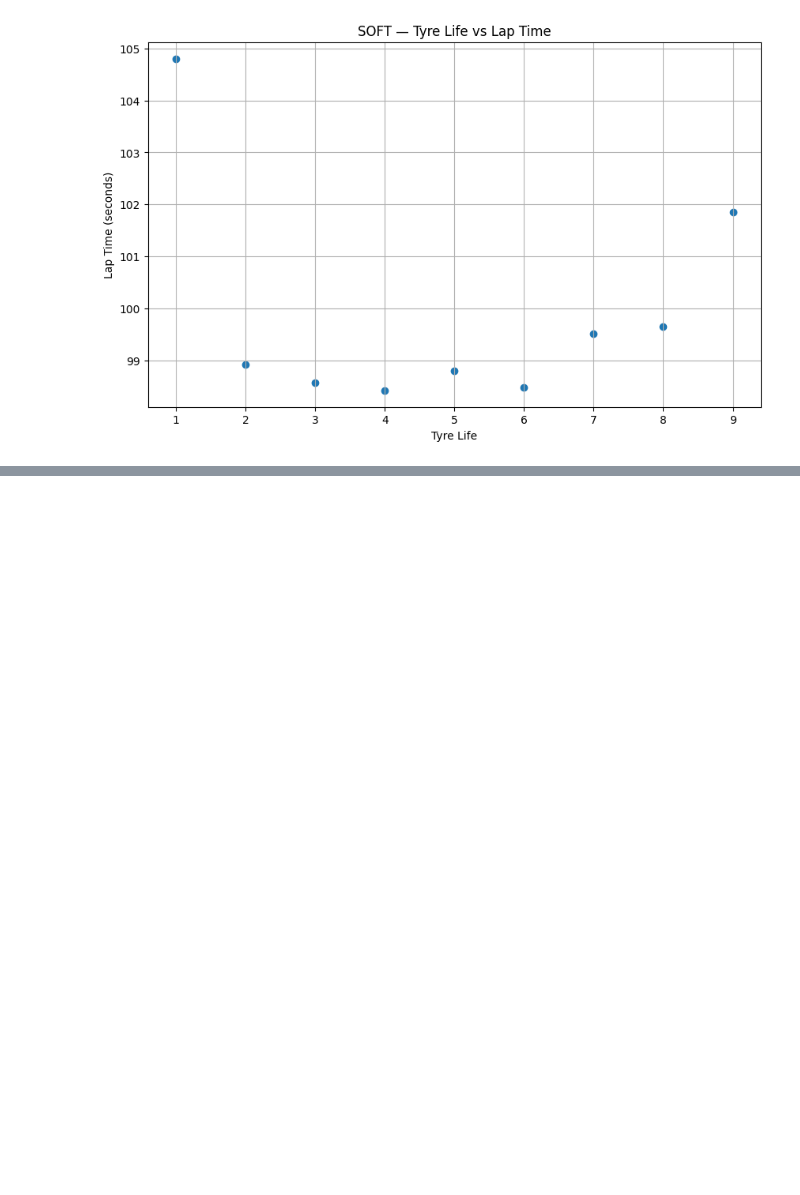
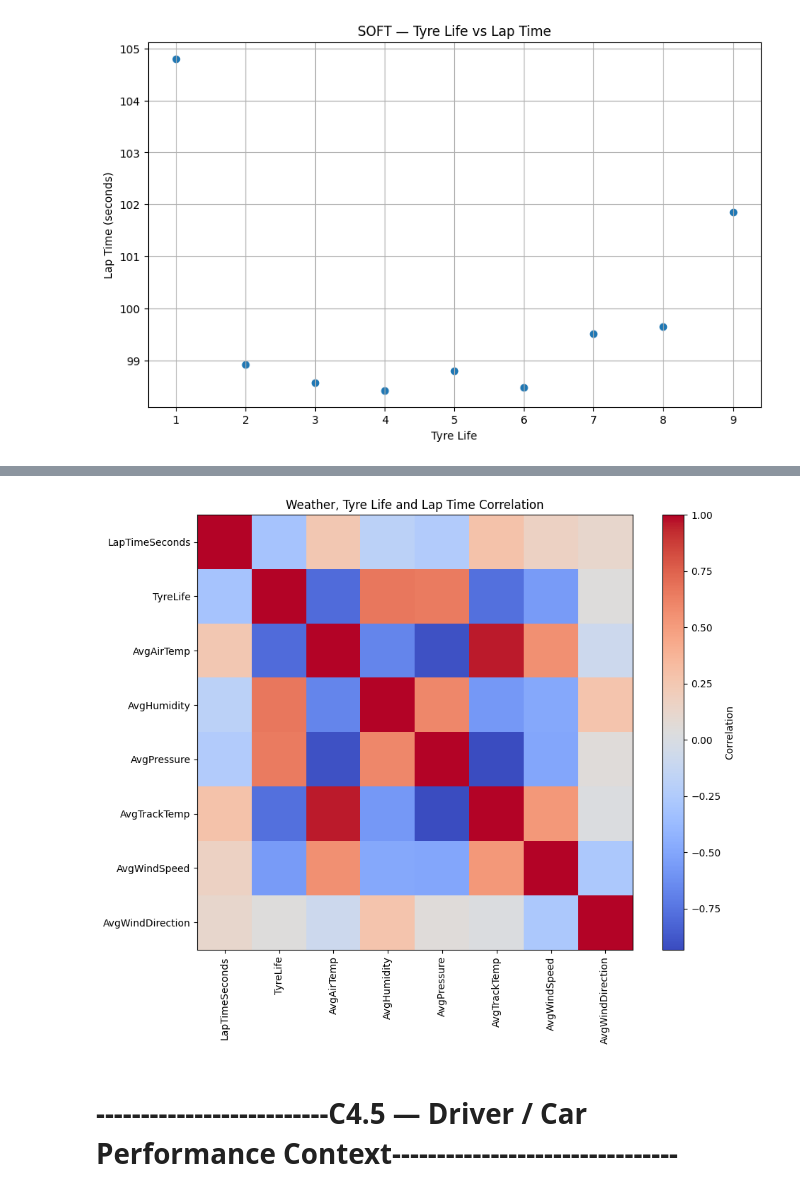
Before and after one commit to mohammedDhinojwala/f1-ai-race-strategy, a Jupyter notebook: notebooks/01_data_investigation.ipynb, the cells around one changed output, grey strips where cells are left out. Cells and saved outputs as stored; diff of their text form; code cells hidden in the pictures; blank space fills up the shorter version.

```diff
--- a/notebooks/01_data_investigation.ipynb
+++ b/notebooks/01_data_investigation.ipynb
@@ -2422,0 +2447,18 @@ for compound, data in temp_weather_data.groupby("Compound"):
+# %%
+# Weather correlation matrix
+
+
+weather_corr = temp_weather_data[
+    [
+        "LapTimeSeconds",
+        "TyreLife",
+        "AvgAirTemp",
+        "AvgHumidity",
+        "AvgPressure",
+        "AvgTrackTemp",
+        "AvgWindSpeed",
+        "AvgWindDirection"
+    ]
+].corr()
+
+weather_corr
@@ -2422,0 +2475,27 @@ for compound, data in temp_weather_data.groupby("Compound"):
+# %%
+plt.figure(figsize=(10, 8))
+
+plt.imshow(weather_corr, cmap="coolwarm")
+
+plt.xticks(
+    range(len(weather_corr.columns)),
+    weather_corr.columns,
+    rotation=90
+)
+
+plt.yticks(
+    range(len(weather_corr.columns)),
+    weather_corr.columns
+)
+
+plt.colorbar(label="Correlation")
+
+plt.title("Weather, Tyre Life and Lap Time Correlation")
+
+plt.tight_layout()
+
+plt.show()
+# %% [output]
+[figure, added]
+# %% [markdown]
+# --------------------------C4.5 — Driver / Car Performance Context--------------------------------
```
Also changed, not shown: parts of 31 cells of this notebook.
